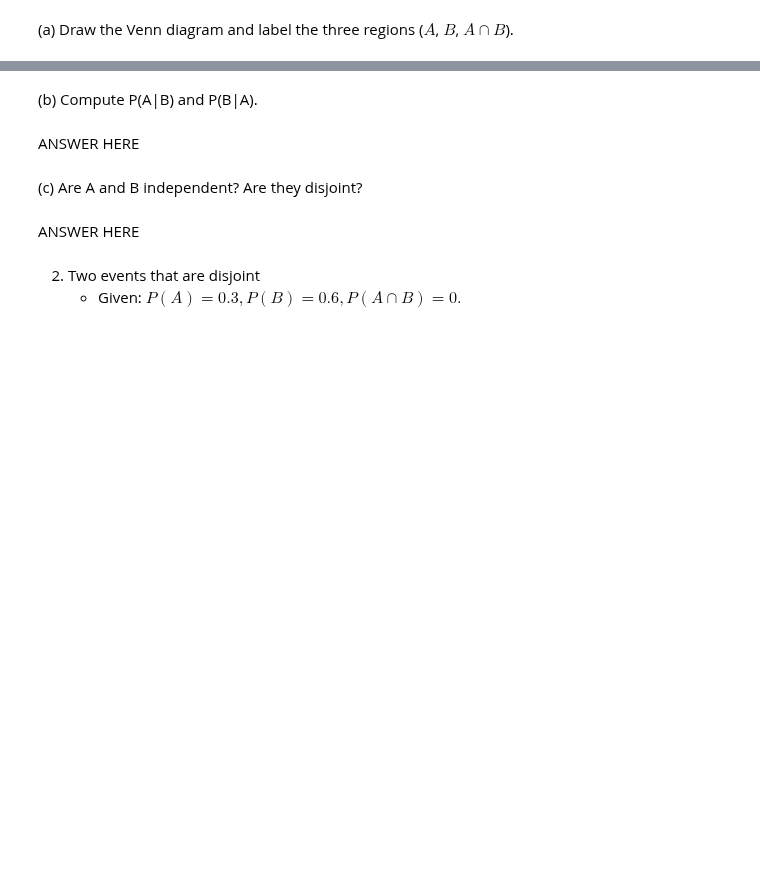
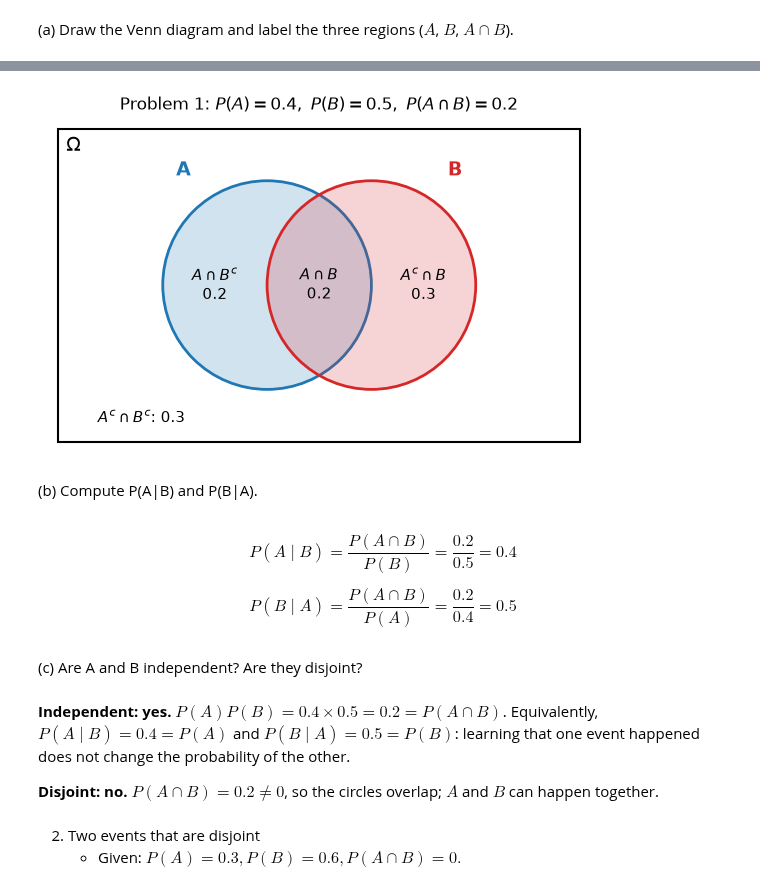
Before and after one commit to BatOrgil7/CSCI6032-ML, a Jupyter notebook: hw3/CSCI632_hw3.ipynb, the cells around one changed output, grey strips where cells are left out. Saved outputs shown, nothing was run; the diff lists cells and outputs as text; code cells hidden in the pictures; blank space fills up the shorter version.

```diff
--- a/hw3/CSCI632_hw3.ipynb
+++ b/hw3/CSCI632_hw3.ipynb
@@ -19,6 +19,31 @@ independence / disjointness / subset relationships.
 
 1. Two events with partial overlap
     - Given: $P(A) = 0.4, P(B) = 0.5, P(A \cap B) = 0.2.$
+# %%
+# Helper used to draw the Venn diagrams in Part A.
+import matplotlib.pyplot as plt
+from matplotlib.patches import Circle, Rectangle
+
+def venn(ax, circles, texts, title, size=(10, 6), fontsize=11):
+    """Draw a Venn diagram inside a rectangle representing the sample space Omega.
+
+    circles: list of (name, (cx, cy), radius, color, (label_x, label_y))
+    texts:   list of (x, y, text) written inside the regions
+    """
+    w, h = size
+    ax.add_patch(Rectangle((0, 0), w, h, fill=False, lw=1.5))
+    ax.text(0.15, h - 0.15, r'$\Omega$', ha='left', va='top', fontsize=14)
+    for name, (cx, cy), r, color, (lx, ly) in circles:
+        ax.add_patch(Circle((cx, cy), r, facecolor=color, alpha=0.2))
+        ax.add_patch(Circle((cx, cy), r, fill=False, edgecolor=color, lw=2))
+        ax.text(lx, ly, name, fontsize=14, fontweight='bold', color=color, ha='center', va='center')
+    for x, y, s in texts:
+        ax.text(x, y, s, ha='center', va='center', fontsize=fontsize)
+    ax.set_xlim(-0.2, w + 0.2)
+    ax.set_ylim(-0.2, h + 0.2)
+    ax.set_aspect('equal')
+    ax.axis('off')
+    ax.set_title(title)
 # %% [markdown]
 (a) Draw the Venn diagram and label the three regions ($A$, $B$, $A \cap B$).
 # %% [markdown]
@@ -26,11 +60,29 @@ ANSWER HERE
+# %%
+fig, ax = plt.subplots(figsize=(7, 4.4))
+venn(ax,
+     [('A', (4, 3), 2, 'tab:blue', (2.4, 5.2)),
+      ('B', (6, 3), 2, 'tab:red', (7.6, 5.2))],
+     [(3.0, 3, '$A \\cap B^c$\n0.2'),
+      (5.0, 3, '$A \\cap B$\n0.2'),
+      (7.0, 3, '$A^c \\cap B$\n0.3'),
+      (1.6, 0.45, '$A^c \\cap B^c$: 0.3')],
+     'Problem 1: $P(A)=0.4,\\ P(B)=0.5,\\ P(A \\cap B)=0.2$')
+plt.show()
+# %% [output]
+[figure, added]
 # %% [markdown]
 (b) Compute P(A|B) and P(B|A).
 # %% [markdown]
-ANSWER HERE
+$$P(A \mid B) = \frac{P(A \cap B)}{P(B)} = \frac{0.2}{0.5} = 0.4$$
+
+$$P(B \mid A) = \frac{P(A \cap B)}{P(A)} = \frac{0.2}{0.4} = 0.5$$
 # %% [markdown]
 (c) Are A and B independent? Are they disjoint?
 # %% [markdown]
-ANSWER HERE
+**Independent: yes.** $P(A)P(B) = 0.4 \times 0.5 = 0.2 = P(A \cap B)$.
+Equivalently, $P(A \mid B) = 0.4 = P(A)$ and $P(B \mid A) = 0.5 = P(B)$: learning that one event happened does not change the probability of the other.
+
+**Disjoint: no.** $P(A \cap B) = 0.2 \neq 0$, so the circles overlap; $A$ and $B$ can happen together.
 # %% [markdown]
 2. Two events that are disjoint
     - Given: $P(A) = 0.3, P(B) = 0.6, P(A \cap B) = 0.$
```
Also changed, not shown: parts of 63 cells of this notebook, 1 other file.
